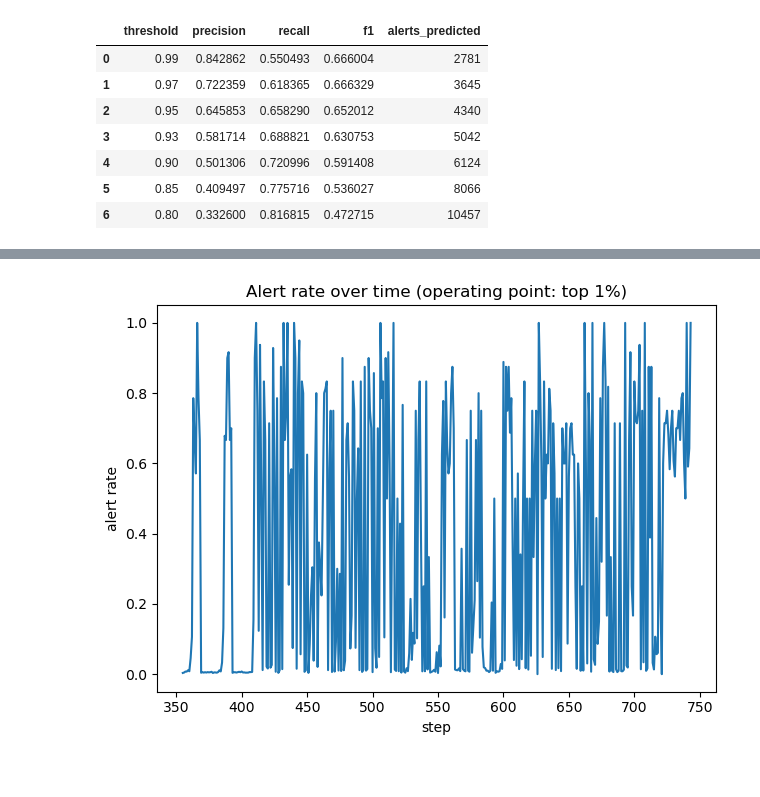
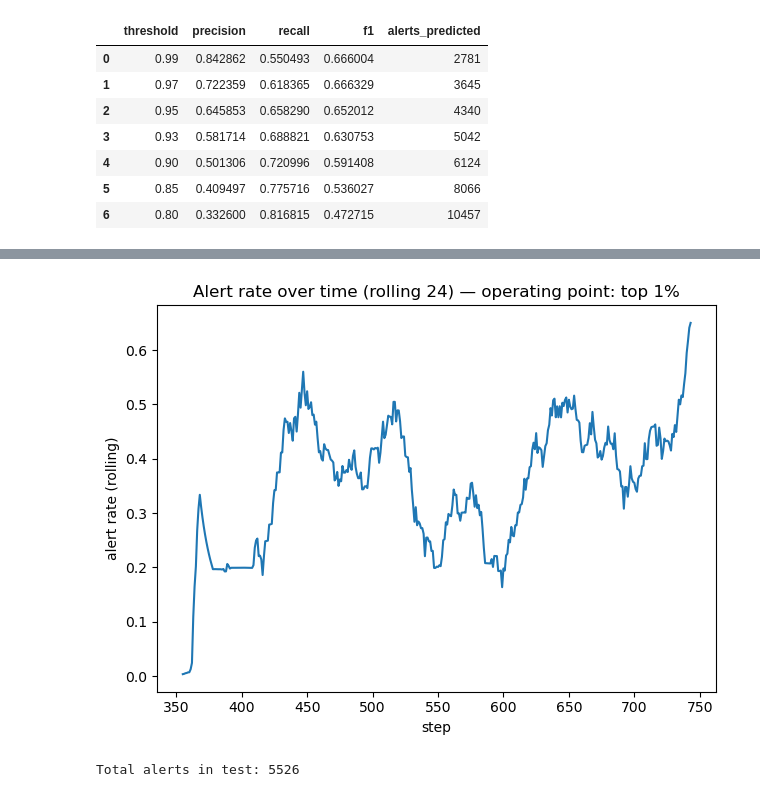
Before and after one commit to koektasmetin/fraud-detection-monitoring, a Jupyter notebook: notebooks/02_baseline_model.ipynb, the cells around one changed output, grey strips where cells are left out. Cells and saved outputs as stored; diff of their text form; code cells hidden in the pictures.

```diff
--- a/notebooks/02_baseline_model.ipynb
+++ b/notebooks/02_baseline_model.ipynb
@@ -13,13 +41,14 @@ Fraud rate: 0.002964544224336551 (0.2965%)
 # %%
-# sortieren nach Zeit (step)
+# Sort by time (step) and split chronologically (80% train / 20% test)
 df = df.sort_values("step").reset_index(drop=True)
 
-split_step = int(df["step"].quantile(0.8))  # ca. 80% der Zeit als Train
+split_step = int(df["step"].quantile(0.80))
+
 train = df[df["step"] <= split_step].copy()
 test  = df[df["step"] >  split_step].copy()
 
 print("Split step:", split_step)
-print("Train:", train.shape, "Fraud rate:", train["isFraud"].mean())
-print("Test :", test.shape,  "Fraud rate:", test["isFraud"].mean())
+print(f"Train: {train.shape} | Fraud rate: {train[TARGET].mean():.6f}")
+print(f"Test : {test.shape} | Fraud rate: {test[TARGET].mean():.6f}")
 # %% [output]
 Split step: 354
@@ -172,17 +304,30 @@ f1: 0.6130417007358954
 # %%
-test = test.copy()
-test["score"] = proba
-test["alert"] = (test["score"] >= threshold).astype(int)
+# Monitoring: alert rate over time (test period) at the chosen operating threshold
+monitor = test.copy()
+monitor["score"] = proba
+monitor["alert"] = (monitor["score"] >= threshold).astype(int)
 
-alert_rate_by_step = test.groupby("step")["alert"].mean()
+by_step = (
+    monitor.groupby("step")["alert"]
+    .mean()
+    .reset_index(name="alert_rate")
+)
 
-import matplotlib.pyplot as plt
-alert_rate_by_step.plot()
-plt.title("Alert rate over time (operating point: top 1%)")
-plt.ylabel("alert rate")
+# Smooth with a rolling window (e.g., 24 steps)
+window = 24
+by_step["alert_rate_roll"] = by_step["alert_rate"].rolling(window, min_periods=1).mean()
+
+plt.figure()
+plt.plot(by_step["step"], by_step["alert_rate_roll"])
+plt.title(f"Alert rate over time (rolling {window}) — operating point: top 1%")
+plt.xlabel("step")
+plt.ylabel("alert rate (rolling)")
 plt.tight_layout()
-plt.savefig("../reports/figures/alert_rate_over_time_top1pct.png", dpi=150)
+plt.savefig("../reports/figures/monitor_alert_rate_roll.png", dpi=150)
 plt.show()
+
+print(f"Total alerts in test: {int(monitor['alert'].sum())}")
 # %% [output]
-[figure, old version]
+[figure, new version]
+Total alerts in test: 5526
 # %% [markdown]
```
Also changed, not shown: parts of 27 cells of this notebook, 8 other files.
